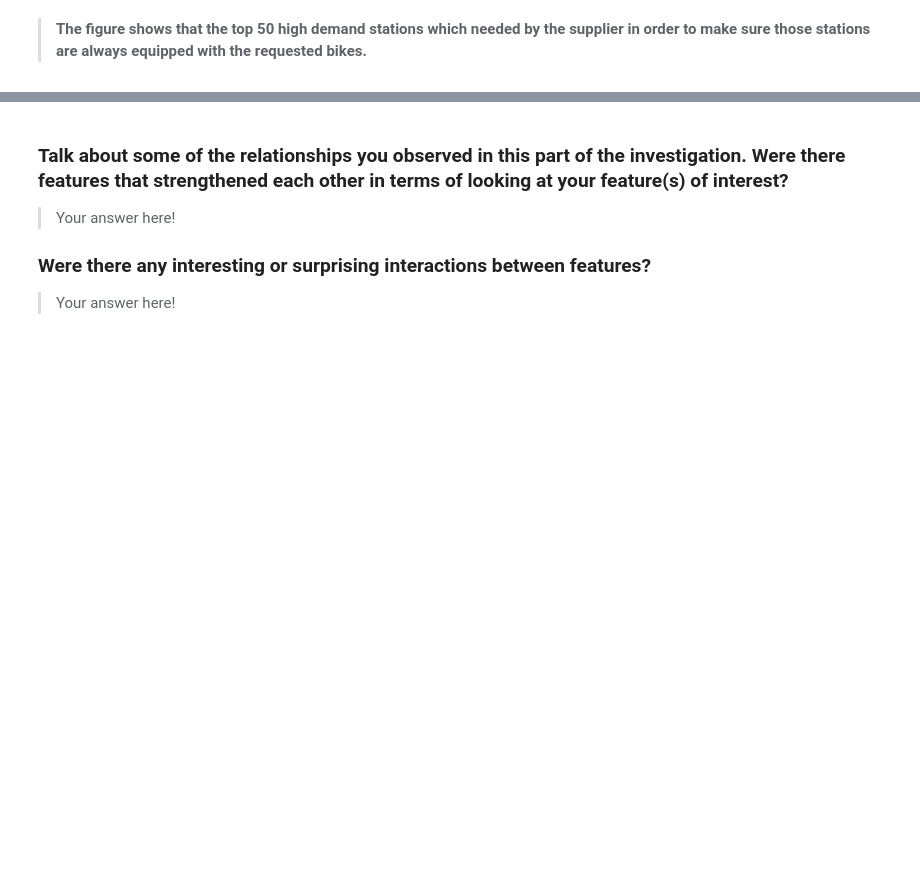
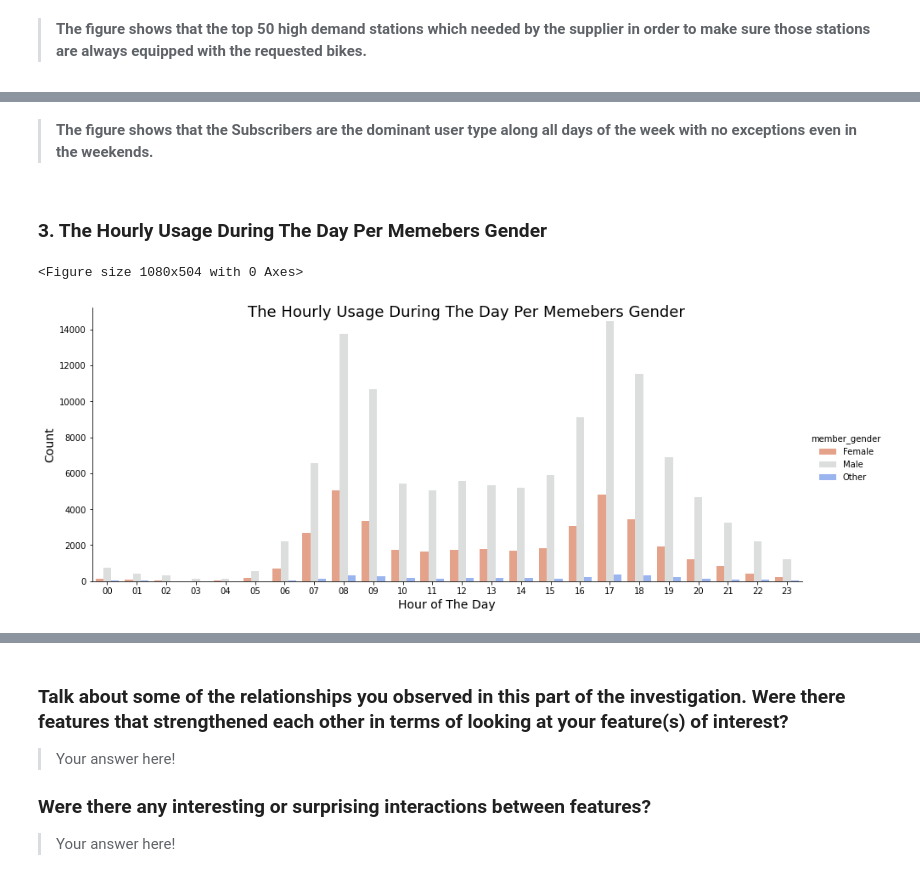
Before and after one commit to KarimEl-Dweky/Communicate-Data-Findings-Ford-Go-Bike, a Jupyter notebook: exploration.ipynb, the cells around one changed output, grey strips where cells are left out. Drawn from its saved outputs; the diff is of its cells as text; code cells hidden in the pictures; blank space fills up the shorter version.

```diff
--- a/exploration.ipynb
+++ b/exploration.ipynb
@@ -625,0 +657,15 @@ fashion in the previous section (univariate exploration).
+# %% [markdown]
+>**The figure shows that the Subscribers are the dominant user type along all days of the week with no exceptions even in the weekends.**
+# %% [markdown]
+### 3. The Hourly Usage During The Day Per Memebers Gender
+# %%
+# plotting The Hourly Usage During The Day Per Memebers Gender
+
+plt.figure(figsize = [15, 7])
+sb.catplot(data = df_sorted, x = 'start_hour', hue = 'member_gender', kind = 'count', aspect = 2.5, palette = 'coolwarm_r')
+plt.xlabel('Hour of The Day', fontsize=14)
+plt.ylabel('Count', fontsize=14)
+plt.suptitle('The Hourly Usage During The Day Per Memebers Gender', fontsize=18);
+# %% [output]
+<Figure size 1080x504 with 0 Axes>
+[figure, added]
```
Also changed, not shown: parts of 26 cells of this notebook.
